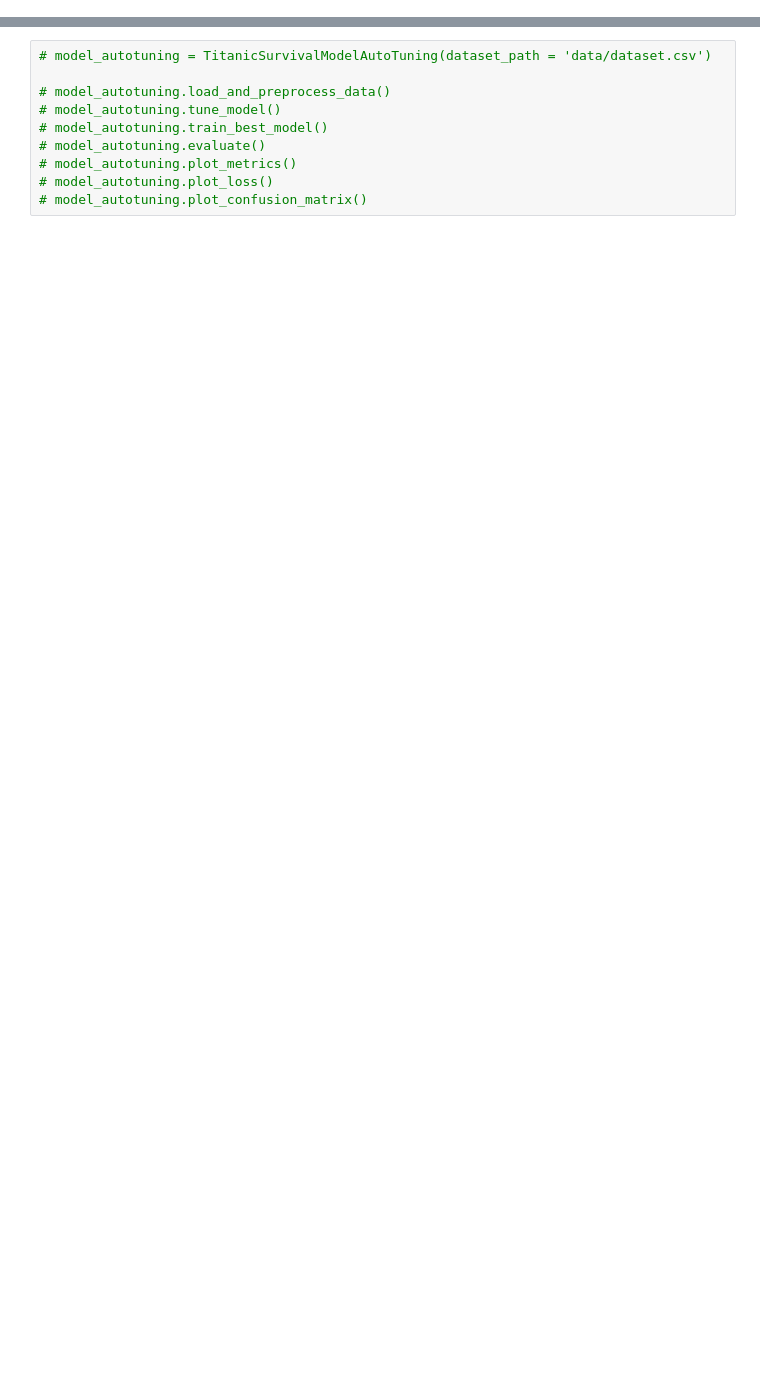
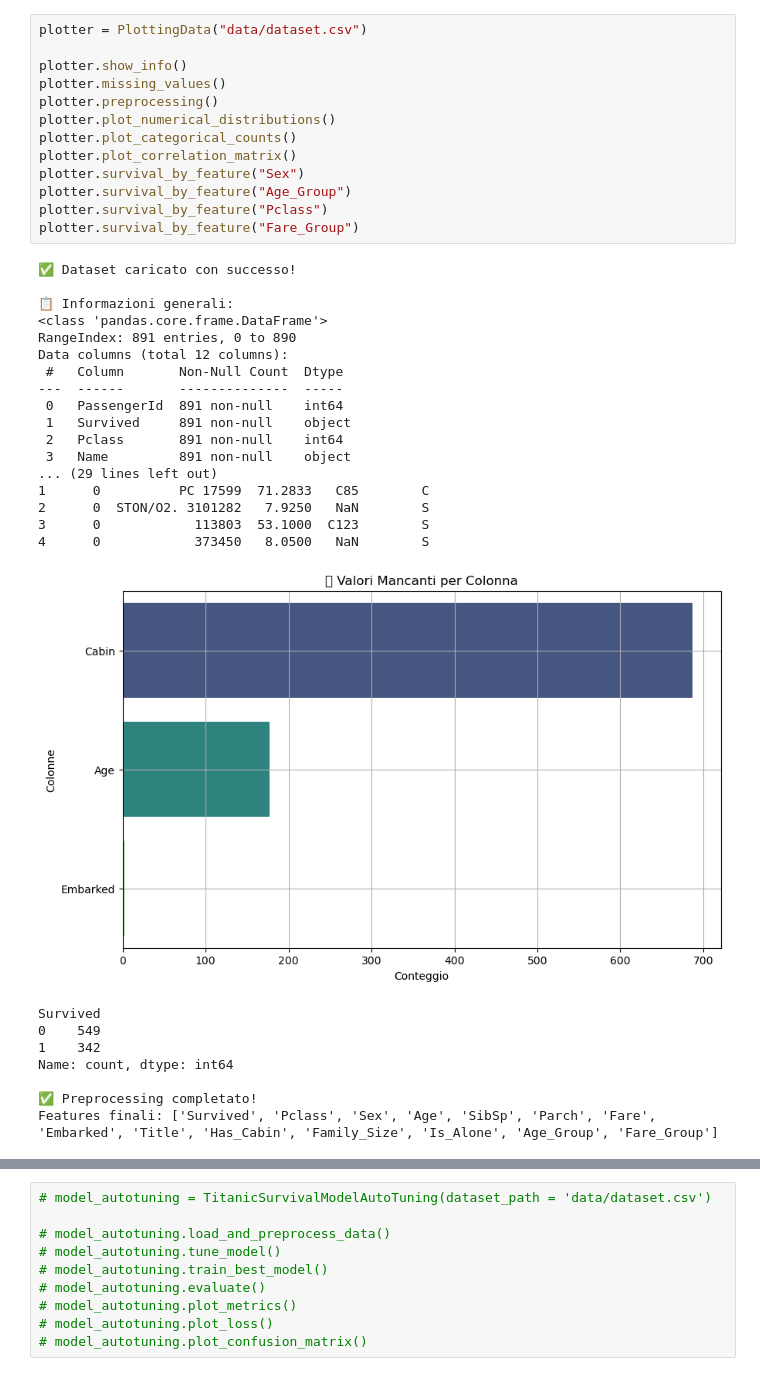
Before and after one commit to enrico-favale/Titanic-Survivability, a Jupyter notebook: network_test.ipynb, the cells around one changed output, grey strips where cells are left out. Saved outputs shown, nothing was run; the diff lists cells and outputs as text; blank space fills up the shorter version.

```diff
--- a/network_test.ipynb
+++ b/network_test.ipynb
@@ -11,3 +17,42 @@ importlib.reload(NeuralNetworkAutoTuning)  # Reload module
 
 from models.NeuralNetwork import TitanicSurvivalModel
 from models.NeuralNetworkAutoTuning import TitanicSurvivalModelAutoTuning
+# %%
+plotter = PlottingData("data/dataset.csv")
+
+plotter.show_info()
+plotter.missing_values()
+plotter.preprocessing()
+plotter.plot_numerical_distributions()
+plotter.plot_categorical_counts()
+plotter.plot_correlation_matrix()
+plotter.survival_by_feature("Sex")
+plotter.survival_by_feature("Age_Group")
+plotter.survival_by_feature("Pclass")
+plotter.survival_by_feature("Fare_Group")
+# %% [output]
+✅ Dataset caricato con successo!
+
+📋 Informazioni generali:
+<class 'pandas.core.frame.DataFrame'>
+RangeIndex: 891 entries, 0 to 890
+Data columns (total 12 columns):
+ #   Column       Non-Null Count  Dtype
+---  ------       --------------  -----
+ 0   PassengerId  891 non-null    int64
+ 1   Survived     891 non-null    object
+ 2   Pclass       891 non-null    int64
+ 3   Name         891 non-null    object
+... (29 lines left out)
+1      0          PC 17599  71.2833   C85        C
+2      0  STON/O2. 3101282   7.9250   NaN        S
+3      0            113803  53.1000  C123        S
+4      0            373450   8.0500   NaN        S
+[figure, added]
+Survived
+0    549
+1    342
+Name: count, dtype: int64
+
+✅ Preprocessing completato!
+Features finali: ['Survived', 'Pclass', 'Sex', 'Age', 'SibSp', 'Parch', 'Fare', 'Embarked', 'Title', 'Has_Cabin', 'Family_Size', 'Is_Alone', 'Age_Group', 'Fare_Group']
```
Also changed, not shown: parts of 4 cells of this notebook, 4 other files.
